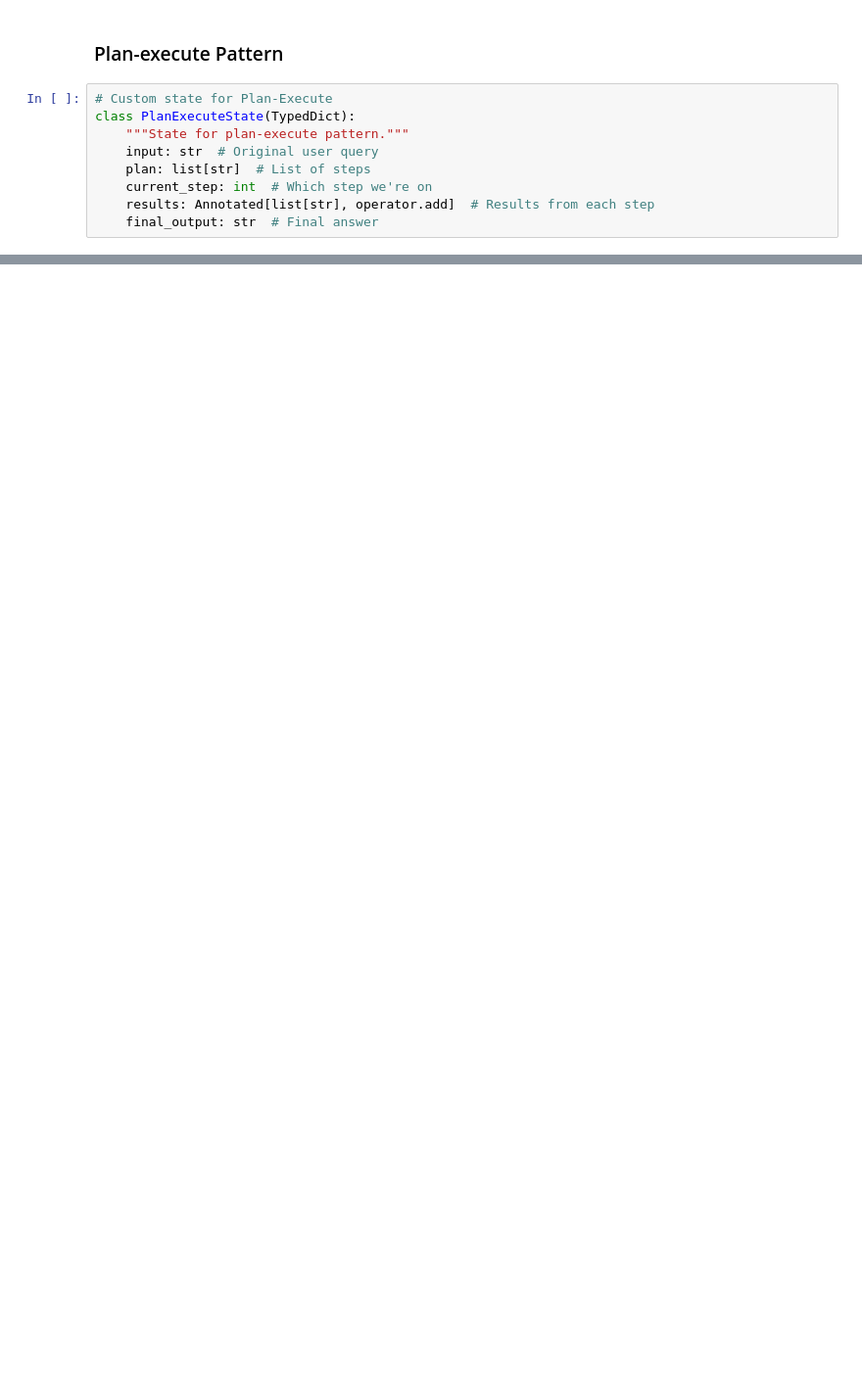
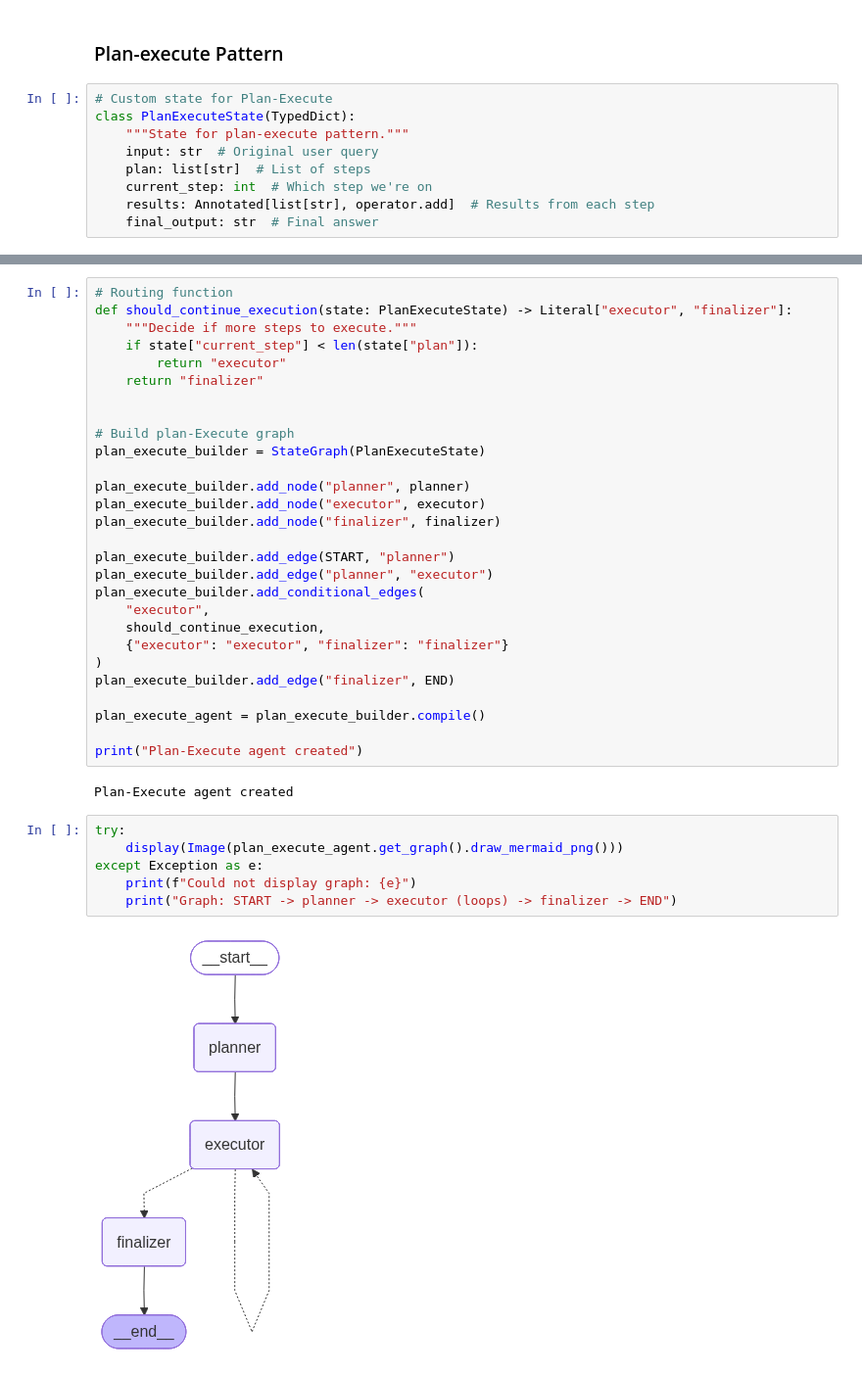
Before and after one commit to Hardemiyiwa/abeokuta, a Jupyter notebook: Agentic/week_24/agentic_patterns.ipynb, the cells around one changed output, grey strips where cells are left out. Shown at 98% size. Saved outputs shown, nothing was run; the diff lists cells and outputs as text; blank space fills up the shorter version.

Commit message:
update on agentic pattern

```diff
--- a/Agentic/week_24/agentic_patterns.ipynb
+++ b/Agentic/week_24/agentic_patterns.ipynb
@@ -374,0 +407,38 @@ def excutor(state: PlanExecuteState) -> dict:
+# %%
+# Routing function
+def should_continue_execution(state: PlanExecuteState) -> Literal["executor", "finalizer"]:
+    """Decide if more steps to execute."""
+    if state["current_step"] < len(state["plan"]):
+        return "executor"
+    return "finalizer"
+
+
+# Build plan-Execute graph
+plan_execute_builder = StateGraph(PlanExecuteState)
+
+plan_execute_builder.add_node("planner", planner)
+plan_execute_builder.add_node("executor", executor)
+plan_execute_builder.add_node("finalizer", finalizer)
+
+plan_execute_builder.add_edge(START, "planner")
+plan_execute_builder.add_edge("planner", "executor")
+plan_execute_builder.add_conditional_edges(
+    "executor",
+    should_continue_execution,
+    {"executor": "executor", "finalizer": "finalizer"}
+)
+plan_execute_builder.add_edge("finalizer", END)
+
+plan_execute_agent = plan_execute_builder.compile()
+
+print("Plan-Execute agent created")
+# %% [output]
+Plan-Execute agent created
+# %%
+try:
+    display(Image(plan_execute_agent.get_graph().draw_mermaid_png()))
+except Exception as e:
+    print(f"Could not display graph: {e}")
+    print("Graph: START -> planner -> executor (loops) -> finalizer -> END")
+# %% [output]
+[figure, added]
```
Also changed, not shown: parts of 12 cells of this notebook.
